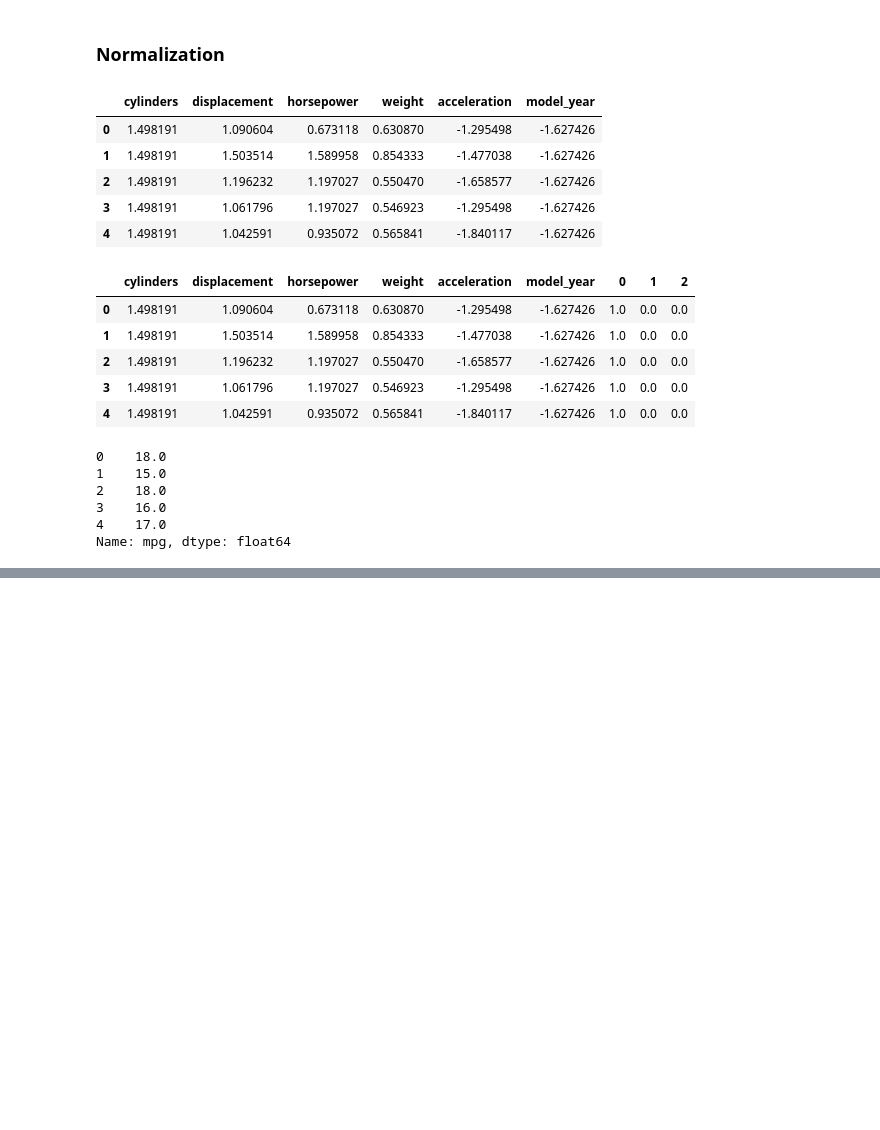
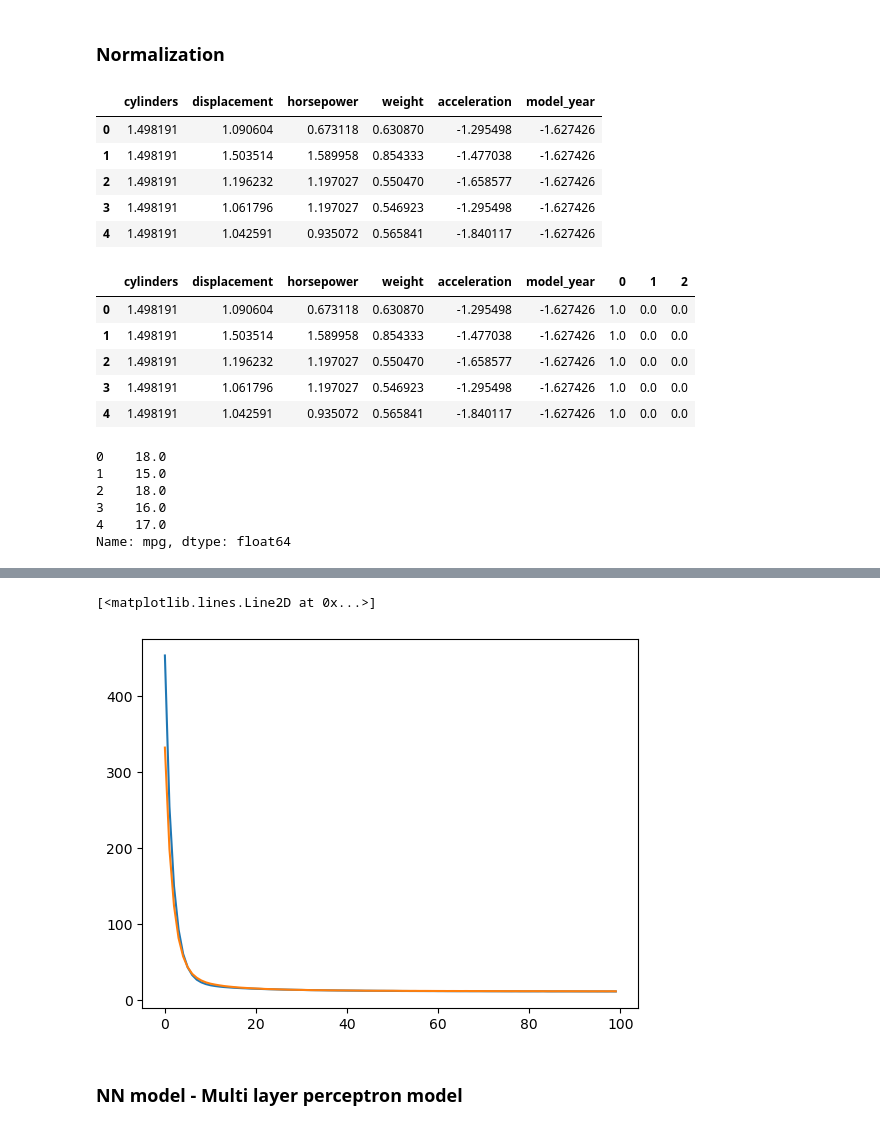
Before and after one commit to raniaelhagin/AI-IoT-NTI-1m-Projects, a Jupyter notebook: 4_mpg_prediction_nn.ipynb, the cells around one changed output, grey strips where cells are left out. Cells and saved outputs as stored; diff of their text form; code cells hidden in the pictures; blank space fills up the shorter version.

```diff
--- a/4_mpg_prediction_nn.ipynb
+++ b/4_mpg_prediction_nn.ipynb
@@ -272,0 +282,8 @@ Epoch 100/100
+# %%
+plt.plot(result.history["loss"])
+plt.plot(result.history["val_loss"])
+# %% [output]
+[<matplotlib.lines.Line2D at 0x...>]
+[figure, added]
+# %% [markdown]
+### NN model - Multi layer perceptron model
```
Also changed, not shown: parts of 9 cells of this notebook.
